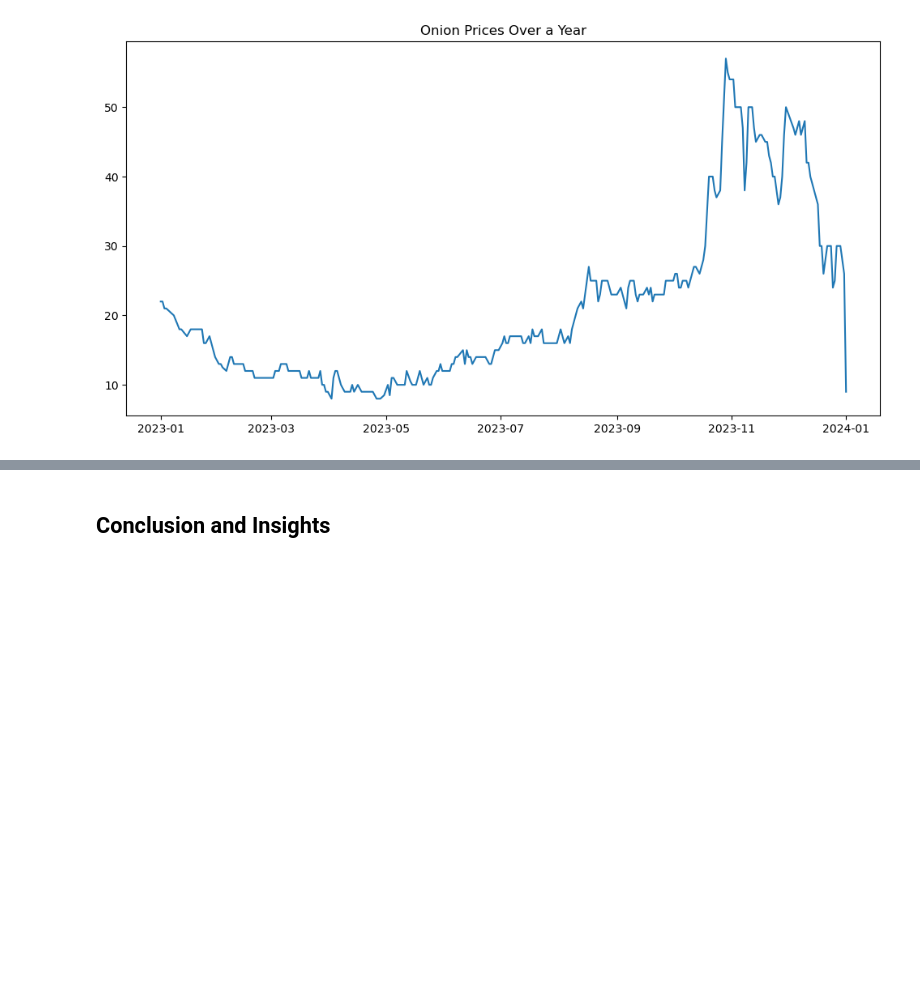
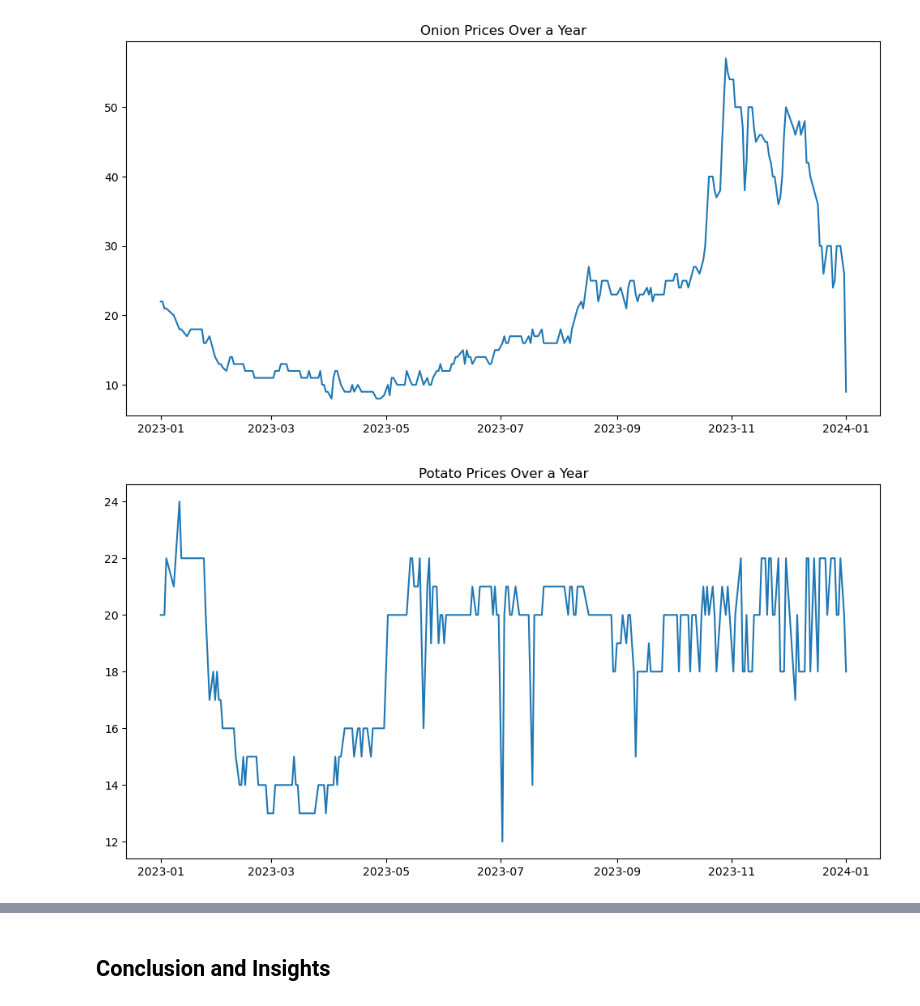
Before and after one commit to justin9503/MM6-Python-Project, a Jupyter notebook: Vegetable prices_MM6 (1).ipynb, the cells around one changed output, grey strips where cells are left out. Cells and saved outputs as stored; diff of their text form; code cells hidden in the pictures; blank space fills up the shorter version.

```diff
--- a/Vegetable prices_MM6 (1).ipynb
+++ b/Vegetable prices_MM6 (1).ipynb
@@ -270,3 +270,14 @@ plt.title('Onion Prices Over a Year')
 plt.show()
 # %% [output]
 [figure]
+# %%
+potatov_prices = df['Potato']
+# %%
+plt.figure(figsize=(12, 6))
+plt.plot(dates, potatov_prices)
+plt.title('Potato Prices Over a Year')
+
+# Show the plot
+plt.show()
+# %% [output]
+[figure, added]
```
Also changed, not shown: parts of 40 cells of this notebook.
